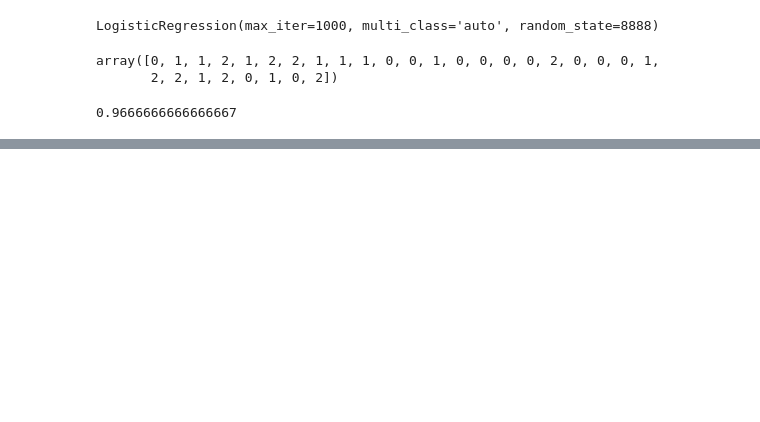
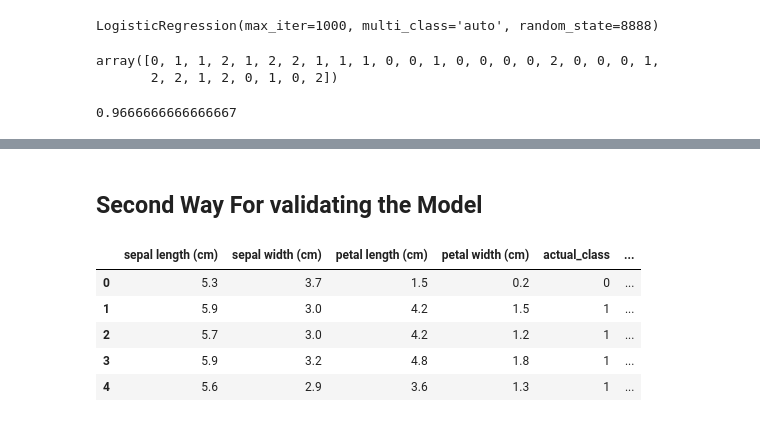
Before and after one commit to ajay6034/MLops-Project-Using-MLFLOW-, a Jupyter notebook: 1-MLProject/code.ipynb, the cells around one changed output, grey strips where cells are left out. Saved outputs shown, nothing was run; the diff lists cells and outputs as text; code cells hidden in the pictures; blank space fills up the shorter version.

```diff
--- a/1-MLProject/code.ipynb
+++ b/1-MLProject/code.ipynb
@@ -71,0 +98,30 @@ MlflowException: API request to http://127.0.0.1:5000/api/2.0/mlflow/experiments
+# %%
+## Setting Mlflow Tracking for the Model
+
+mlflow.set_tracking_uri(uri="http://127.0.0.1:5000")
+
+## create a new MLFLOW experiment
+mlflow.set_experiment("MLFLOW Quickstart")
+
+## Start an MLFLOW run
+with mlflow.start_run():
+    ## log the hyperparameters
+    mlflow.log_params(params)
+
+    # Log the accuracy metrics
+    mlflow.log_metric("accuracy",accuracy) # for multiple metrics monitoring we have to use ["mlflow.log_metrics(we have to write metrivs in key value pairs)"
+
+    # set a tag thet we can use to remind ourselves what this run was for
+    mlflow.set_tag("training Info", "Basic LR model for iris data")
+
+    ## Infer the model Signature
+    signature=infer_signature(X_train, lr.predict(X_train))
+
+    # log the model
+    model_info=mlflow.sklearn.log_model(
+        sk_model =lr,
+        artifact_path="iris_model",
+        signature=signature,
+        input_example =X_train,
+        registered_model_name="tracking-quickstart",
+    )
@@ -71,0 +882,22 @@ MlflowException: API request to http://127.0.0.1:5000/api/2.0/mlflow/experiments
+# %% [markdown]
+## Second Way For validating the Model
+# %%
+# Load the Model Back for Prediction As a Generic Python Function Model
+import pandas as pd
+loaded_model= mlflow.pyfunc.load_model(model_info.model_uri)
+predictions=loaded_model.predict(X_test)
+
+iris_features_name = datasets.load_iris().feature_names
+
+result=pd.DataFrame(X_test,columns=iris_features_name)
+result["actual_class"]=y_test
+result["predicted_class"]= predictions
+# %%
+result[:5]
+# %% [output]
+|  | sepal length (cm) | sepal width (cm) | petal length (cm) | petal width (cm) | actual_class | ... |
+| 0 | 5.3 | 3.7 | 1.5 | 0.2 | 0 | ... |
+| 1 | 5.9 | 3.0 | 4.2 | 1.5 | 1 | ... |
+| 2 | 5.7 | 3.0 | 4.2 | 1.2 | 1 | ... |
+| 3 | 5.9 | 3.2 | 4.8 | 1.8 | 1 | ... |
+| 4 | 5.6 | 2.9 | 3.6 | 1.3 | 1 | ... |
```
Also changed, not shown: parts of 12 cells of this notebook, 2 other files.
